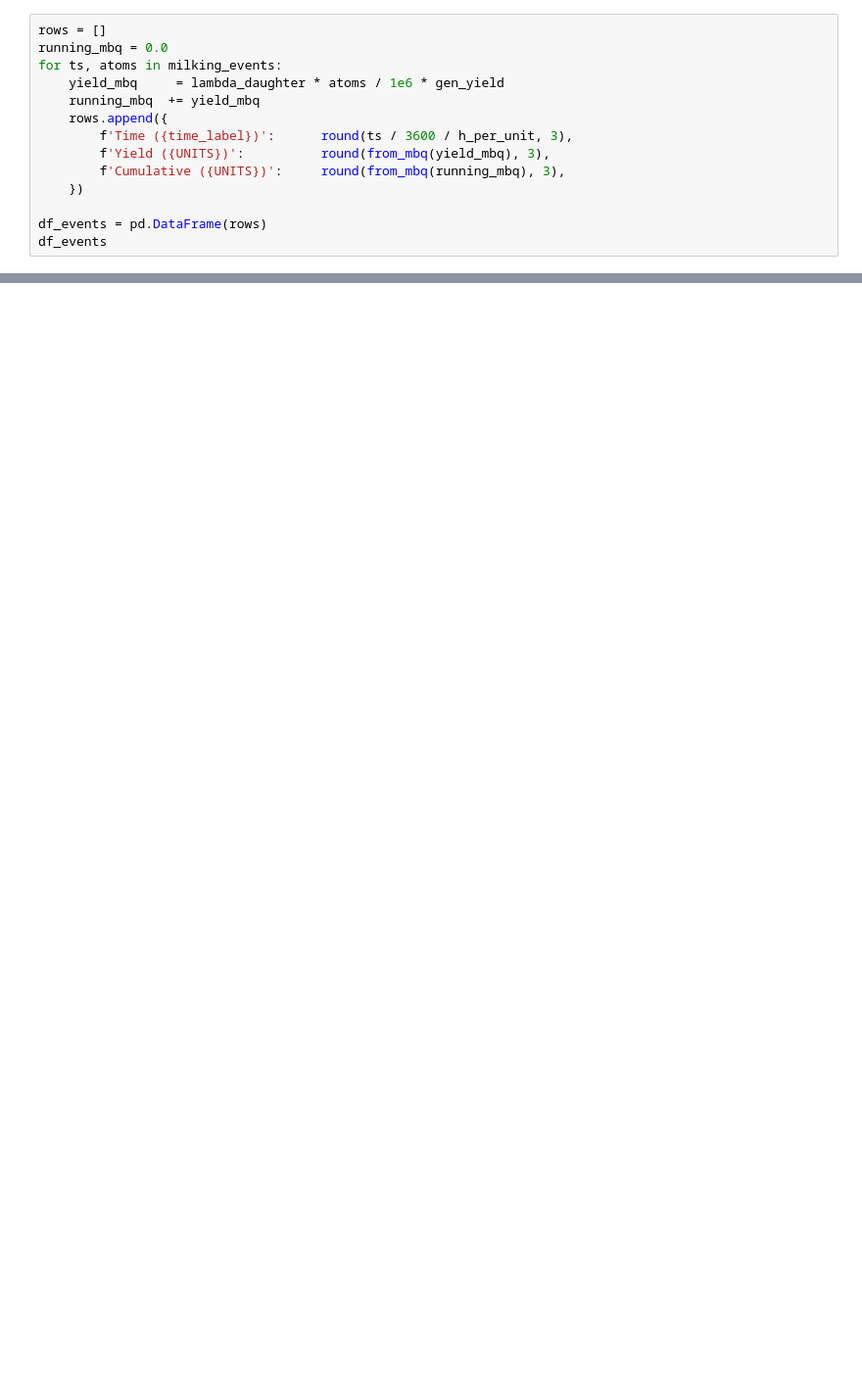
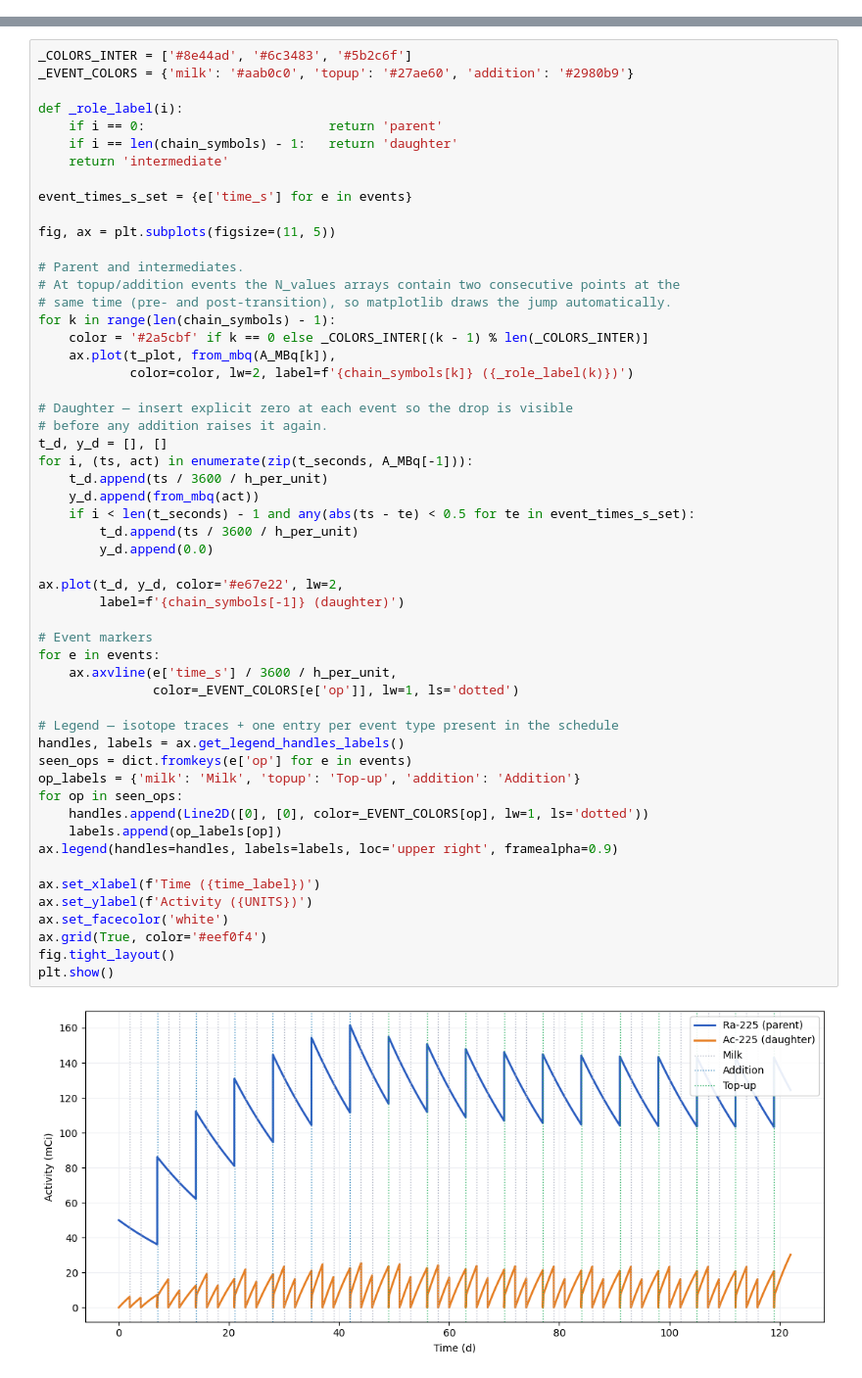
Before and after one commit to ArtemChemist/generator_calc, a Jupyter notebook: generator_notebook.ipynb, the cells around one changed output, grey strips where cells are left out. Shown at 98% size. Saved outputs shown, nothing was run; the diff lists cells and outputs as text; blank space fills up the shorter version.

Commit message:
Added scehduled topp ups and additions

```diff
--- a/generator_notebook.ipynb
+++ b/generator_notebook.ipynb
@@ -292,14 +49,0 @@ Practical yield per elution (after applying generator yield). Times use the same
-# %%
-rows = []
-running_mbq = 0.0
-for ts, atoms in milking_events:
-    yield_mbq     = lambda_daughter * atoms / 1e6 * gen_yield
-    running_mbq  += yield_mbq
-    rows.append({
-        f'Time ({time_label})':      round(ts / 3600 / h_per_unit, 3),
-        f'Yield ({UNITS})':          round(from_mbq(yield_mbq), 3),
-        f'Cumulative ({UNITS})':     round(from_mbq(running_mbq), 3),
-    })
-
-df_events = pd.DataFrame(rows)
-df_events
@@ -345,0 +323,56 @@ plt.show()
+# %%
+_COLORS_INTER = ['#8e44ad', '#6c3483', '#5b2c6f']
+_EVENT_COLORS = {'milk': '#aab0c0', 'topup': '#27ae60', 'addition': '#2980b9'}
+
+def _role_label(i):
+    if i == 0:                        return 'parent'
+    if i == len(chain_symbols) - 1:   return 'daughter'
+    return 'intermediate'
+
+event_times_s_set = {e['time_s'] for e in events}
+
+fig, ax = plt.subplots(figsize=(11, 5))
+
+# Parent and intermediates.
+# At topup/addition events the N_values arrays contain two consecutive points at the
+# same time (pre- and post-transition), so matplotlib draws the jump automatically.
+for k in range(len(chain_symbols) - 1):
+    color = '#2a5cbf' if k == 0 else _COLORS_INTER[(k - 1) % len(_COLORS_INTER)]
+    ax.plot(t_plot, from_mbq(A_MBq[k]),
+            color=color, lw=2, label=f'{chain_symbols[k]} ({_role_label(k)})')
+
+# Daughter — insert explicit zero at each event so the drop is visible
+# before any addition raises it again.
+t_d, y_d = [], []
+for i, (ts, act) in enumerate(zip(t_seconds, A_MBq[-1])):
+    t_d.append(ts / 3600 / h_per_unit)
+    y_d.append(from_mbq(act))
+    if i < len(t_seconds) - 1 and any(abs(ts - te) < 0.5 for te in event_times_s_set):
+        t_d.append(ts / 3600 / h_per_unit)
+        y_d.append(0.0)
+
+ax.plot(t_d, y_d, color='#e67e22', lw=2,
+        label=f'{chain_symbols[-1]} (daughter)')
+
+# Event markers
+for e in events:
+    ax.axvline(e['time_s'] / 3600 / h_per_unit,
+               color=_EVENT_COLORS[e['op']], lw=1, ls='dotted')
+
+# Legend — isotope traces + one entry per event type present in the schedule
+handles, labels = ax.get_legend_handles_labels()
+seen_ops = dict.fromkeys(e['op'] for e in events)
+op_labels = {'milk': 'Milk', 'topup': 'Top-up', 'addition': 'Addition'}
+for op in seen_ops:
+    handles.append(Line2D([0], [0], color=_EVENT_COLORS[op], lw=1, ls='dotted'))
+    labels.append(op_labels[op])
+ax.legend(handles=handles, labels=labels, loc='upper right', framealpha=0.9)
+
+ax.set_xlabel(f'Time ({time_label})')
+ax.set_ylabel(f'Activity ({UNITS})')
+ax.set_facecolor('white')
+ax.grid(True, color='#eef0f4')
+fig.tight_layout()
+plt.show()
+# %% [output]
+[figure, added]
```
Also changed, not shown: parts of 22 cells of this notebook, 1 other file.
